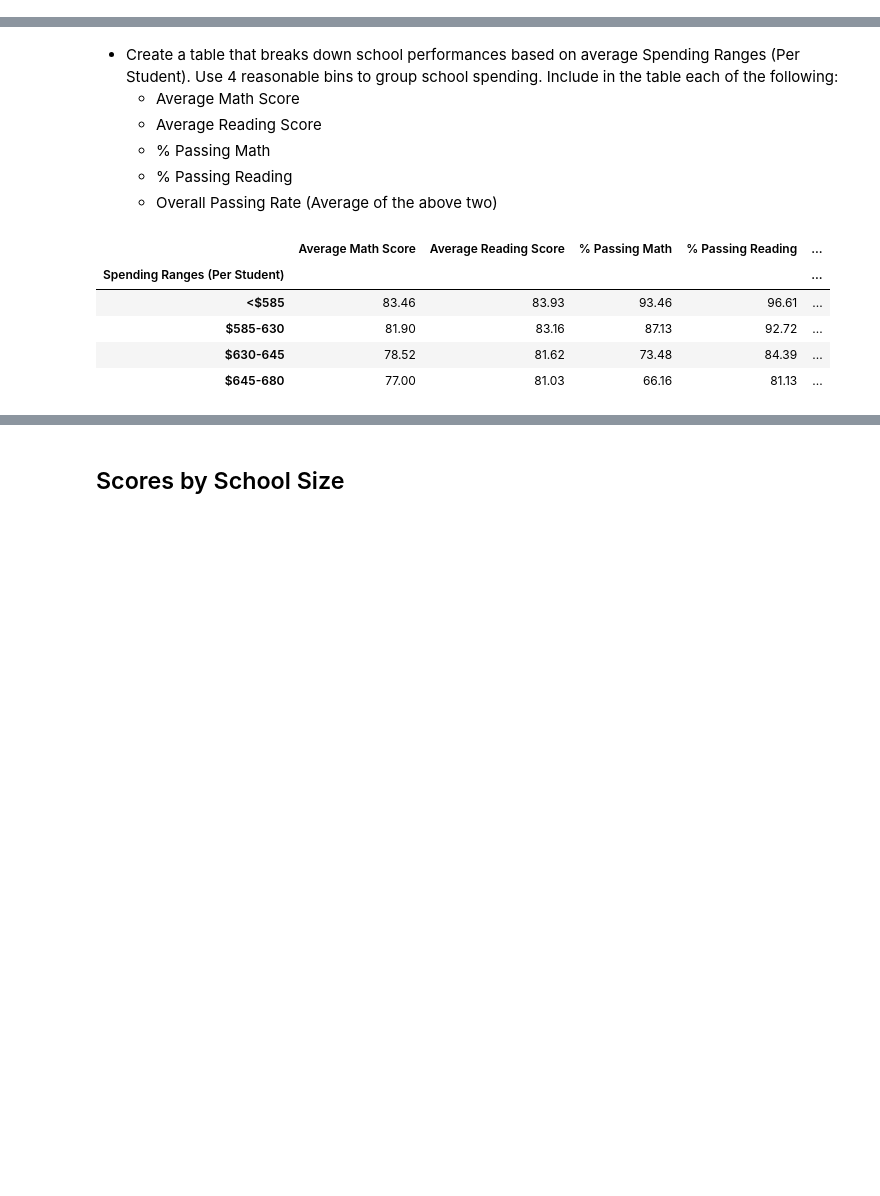
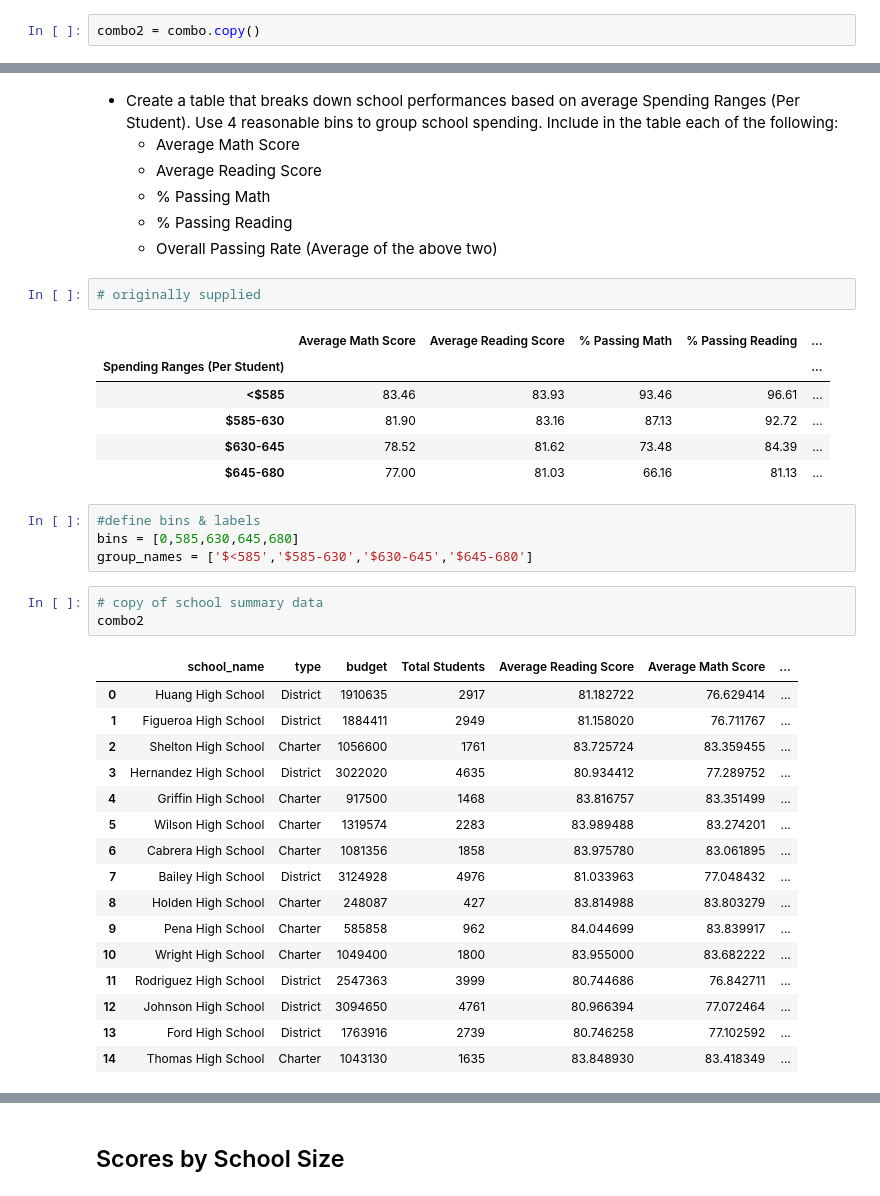
Before and after one commit to mplem8046/pandas-challenge, a Jupyter notebook: PyCitySchools/PyCitySchools_starter-Copy1.ipynb, the cells around one changed output, grey strips where cells are left out. Drawn from its saved outputs; the diff is of its cells as text; blank space fills up the shorter version.

```diff
--- a/PyCitySchools/PyCitySchools_starter-Copy1.ipynb
+++ b/PyCitySchools/PyCitySchools_starter-Copy1.ipynb
@@ -502,6 +502,8 @@ combo.head()
 | 2 | Shelton High School | Charter | 1056600 | 1761 | 83.725724 | 83.359455 | ... |
 | 3 | Hernandez High School | District | 3022020 | 4635 | 80.934412 | 77.289752 | ... |
 | 4 | Griffin High School | Charter | 917500 | 1468 | 83.816757 | 83.351499 | ... |
+# %%
+combo2 = combo.copy()
 # %%
 #Rename columns apply formatting
 combo.rename(columns={'type': 'School Type'},inplace=True)
@@ -979,6 +976,7 @@ all_grade_read.head(15)
   * % Passing Reading
   * Overall Passing Rate (Average of the above two)
 # %%
+# originally supplied
 # %% [output]
 |  | Average Math Score | Average Reading Score | % Passing Math | % Passing Reading | ... |
 | Spending Ranges (Per Student) |  |  |  |  | ... |
@@ -986,3 +984,27 @@ all_grade_read.head(15)
 | $585-630 | 81.90 | 83.16 | 87.13 | 92.72 | ... |
 | $630-645 | 78.52 | 81.62 | 73.48 | 84.39 | ... |
 | $645-680 | 77.00 | 81.03 | 66.16 | 81.13 | ... |
+# %%
+#define bins & labels
+bins = [0,585,630,645,680]
+group_names = ['$<585','$585-630','$630-645','$645-680']
+# %%
+# copy of school summary data
+combo2
+# %% [output]
+|  | school_name | type | budget | Total Students | Average Reading Score | Average Math Score | ... |
+| 0 | Huang High School | District | 1910635 | 2917 | 81.182722 | 76.629414 | ... |
+| 1 | Figueroa High School | District | 1884411 | 2949 | 81.158020 | 76.711767 | ... |
+| 2 | Shelton High School | Charter | 1056600 | 1761 | 83.725724 | 83.359455 | ... |
+| 3 | Hernandez High School | District | 3022020 | 4635 | 80.934412 | 77.289752 | ... |
+| 4 | Griffin High School | Charter | 917500 | 1468 | 83.816757 | 83.351499 | ... |
+| 5 | Wilson High School | Charter | 1319574 | 2283 | 83.989488 | 83.274201 | ... |
+| 6 | Cabrera High School | Charter | 1081356 | 1858 | 83.975780 | 83.061895 | ... |
+| 7 | Bailey High School | District | 3124928 | 4976 | 81.033963 | 77.048432 | ... |
+| 8 | Holden High School | Charter | 248087 | 427 | 83.814988 | 83.803279 | ... |
+| 9 | Pena High School | Charter | 585858 | 962 | 84.044699 | 83.839917 | ... |
+| 10 | Wright High School | Charter | 1049400 | 1800 | 83.955000 | 83.682222 | ... |
+| 11 | Rodriguez High School | District | 2547363 | 3999 | 80.744686 | 76.842711 | ... |
+| 12 | Johnson High School | District | 3094650 | 4761 | 80.966394 | 77.072464 | ... |
+| 13 | Ford High School | District | 1763916 | 2739 | 80.746258 | 77.102592 | ... |
+| 14 | Thomas High School | Charter | 1043130 | 1635 | 83.848930 | 83.418349 | ... |
```
Also changed, not shown: parts of 12 cells of this notebook.
